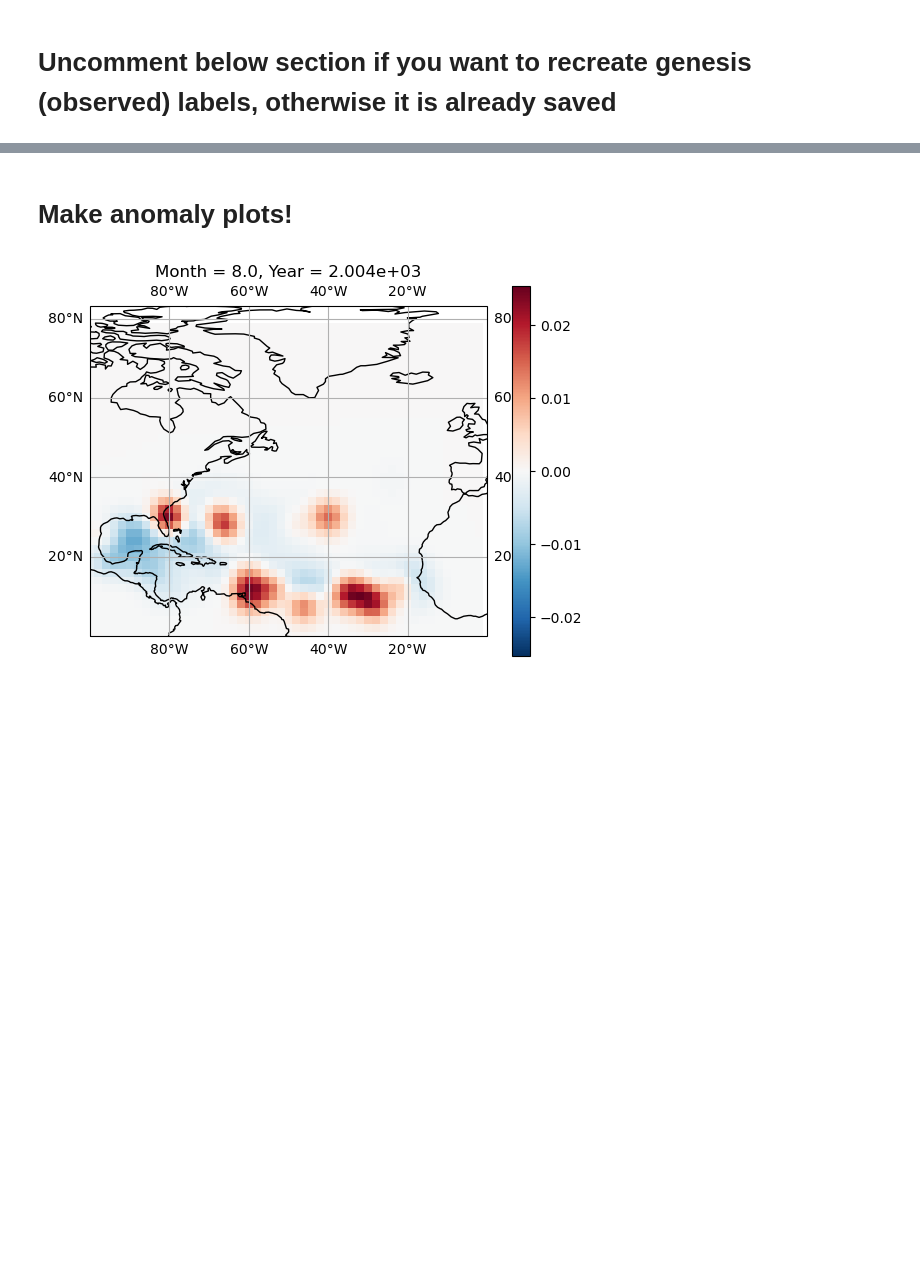
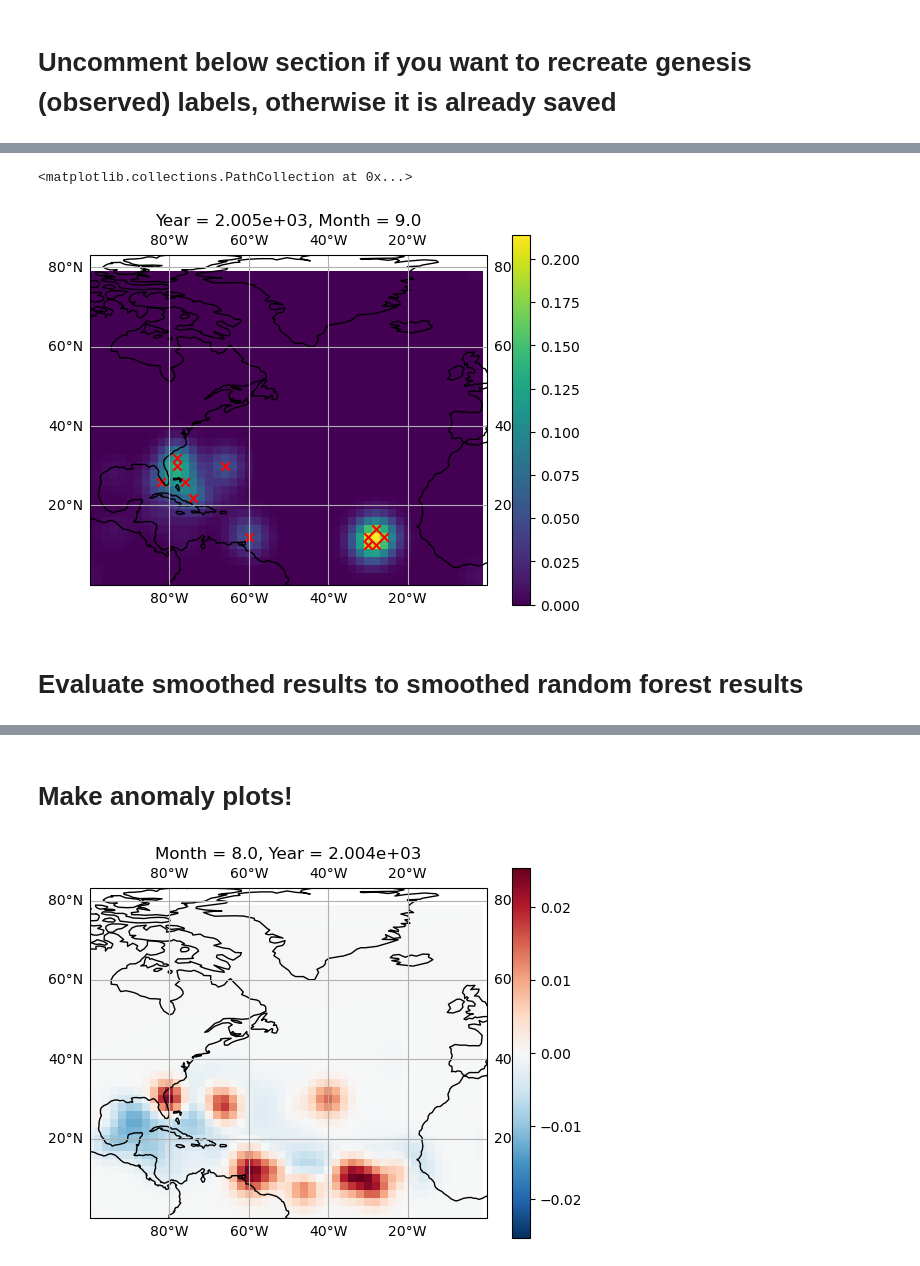
Before and after one commit to a98alvin/TC_Genesis_Index, a Jupyter notebook: Scripts/Filtering_Observations.ipynb, the cells around one changed output, grey strips where cells are left out. Cells and saved outputs as stored; diff of their text form; code cells hidden in the pictures; blank space fills up the shorter version.

```diff
--- a/Scripts/Filtering_Observations.ipynb
+++ b/Scripts/Filtering_Observations.ipynb
@@ -82,0 +99,20 @@ plt.savefig("Spatial_Temporal_Filtered.png",dpi=600)
+# %%
+testprobs_labels_zerod_XR_copy = copy.deepcopy(testprobs_labels_zerod_XR)
+ML_model_threshed = (testprobs_labels_zerod_XR_copy>0.065)
+ML_test_smoothed = temporal_spatial_smoothing(ML_model_threshed.astype(float),0.5,1.5)
+# %%
+plt.figure()
+ax1 = plt.axes(projection=ccrs.PlateCarree())
+ax1.set_global()
+ax1.coastlines()
+ax1.gridlines(draw_labels=True)
+ax1.set_extent([-100, 0, 0, 80])
+model_scat = ML_model_threshed.sel(Month=mo_val,Year=yr_val).stack(new=['Latitude','Longitude'])
+model_scat = model_scat.where(model_scat>0,drop=True)
+ML_test_smoothed.sel(Month=mo_val,Year=yr_val).plot()
+ax1.scatter(model_scat['Longitude'],model_scat['Latitude'],marker='x',color='r')
+# %% [output]
+<matplotlib.collections.PathCollection at 0x...>
+[figure, added]
+# %% [markdown]
+# Evaluate smoothed results to smoothed random forest results
```
Also changed, not shown: parts of 13 cells of this notebook, 7 other files.
